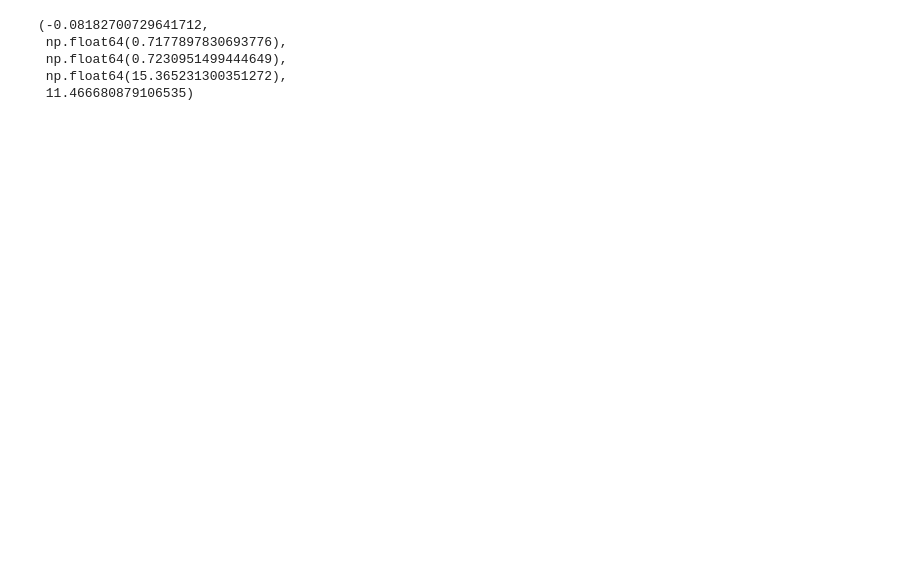
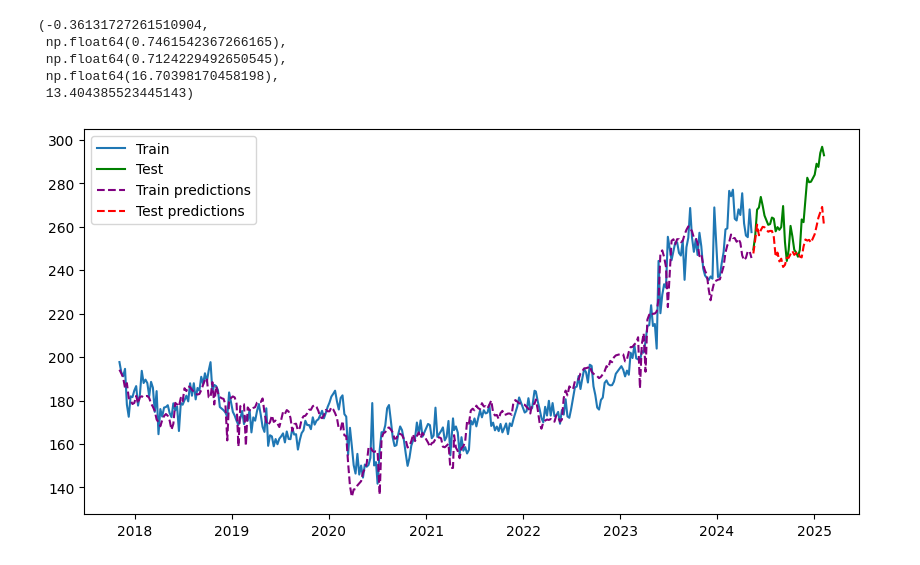
Before and after one commit to JBL168/beef_value_chain_project_spring_2025, a Jupyter notebook: models/linear_regression.ipynb, the cells around one changed output. Drawn from its saved outputs; the diff is of its cells as text; code cells hidden in the pictures; blank space fills up the shorter version.

```diff
--- a/models/linear_regression.ipynb
+++ b/models/linear_regression.ipynb
@@ -13,7 +14,8 @@ import numpy as np
 # %%
-data = pd.read_csv('aggregated_data.csv')
+file_path = os.path.join('..', 'aggregated_data.csv')
+data = pd.read_csv(file_path)
 
-# INFLATION ADJUSTMENT
+# inflation adjustment
 base_cpi = data['CPI_US'].iloc[-1]
 data['AVG_PRICE_AUCTION'] = data['AVG_PRICE_AUCTION'] * (base_cpi/data['CPI_US'])
 data['CORN_FUTURES_TYPICAL_PRICE'] = data['CORN_FUTURES_TYPICAL_PRICE'] * (base_cpi/data['CPI_US'])
@@ -22,10 +24,20 @@ data['US_MXN_RATES'] = data['US_MXN_RATES'] * (base_cpi/data['CPI_US'])
 data['DIESEL_RETAIL_PRICE'] = data['DIESEL_RETAIL_PRICE'] * (base_cpi/data['CPI_US'])
 data['DATE'] = pd.to_datetime(data['DATE'])
 
-# ['avg_price_steers_ML1', 'avg_price_steers_ML1_2', 'avg_price_heifers_ML1', 'avg_price_heifers_ML1_2', 'CPI_US', 'NATIONAL_AUCTION_SALES','NATIONAL_TOTAL_SALES', 'TEXAS_AUCTION_SALES']
-# data = data.sort_values('DATE', ignore_index=True).set_index('DATE').drop(['avg_price_steers_ML1', 'avg_price_steers_ML1_2', 'avg_price_heifers_ML1', 'avg_price_heifers_ML1_2', 'NATIONAL_AUCTION_SALES','NATIONAL_TOTAL_SALES', 'TEXAS_AUCTION_SALES', 'CORN_FUTURES_TYPICAL_PRICE', 'DIESEL_RETAIL_PRICE'], axis=1)
-data = data.sort_values('DATE', ignore_index=True).set_index('DATE').drop(['avg_price_steers_ML1', 'avg_price_steers_ML1_2', 'avg_price_heifers_ML1', 'avg_price_heifers_ML1_2', 'NATIONAL_AUCTION_SALES','NATIONAL_TOTAL_SALES', 'TEXAS_AUCTION_SALES', 'CORN_FUTURES_TYPICAL_PRICE'], axis=1)
-# print(data.head())
+data = data.sort_values('DATE', ignore_index=True).set_index('DATE').drop( # drop columns not used for training
+    ['avg_price_steers_ML1',
+     'avg_price_steers_ML1_2',
+     'avg_price_heifers_ML1',
+     'avg_price_heifers_ML1_2',
+     'NATIONAL_AUCTION_SALES',
+     'NATIONAL_TOTAL_SALES',
+     'TEXAS_AUCTION_SALES',
+     'CORN_FUTURES_TYPICAL_PRICE',
+     'DIESEL_RETAIL_PRICE',
+     'ALFAFA_HAY_PPI',
+     'CORN_PPI',
+    #  'US_MXN_RATES',
+     ], axis=1)
 # %%
 X = data.drop(['AVG_PRICE_AUCTION'], axis=1)
 y = data['AVG_PRICE_AUCTION']
@@ -33,7 +45,7 @@ y = data['AVG_PRICE_AUCTION']
 # # SPLIT DATA INTO 80/20 TRAINING TESTING SETS
 # X_train, X_test, y_train, y_test = train_test_split(X, y, test_size=0.2, random_state=42)
 
-train_size = int(len(data.index) * 0.8)
+train_size = int(len(data.index) * 0.9)
 train_data = data.iloc[:train_size]
 test_data = data.iloc[train_size:]
 
@@ -69,13 +81,14 @@ def print_metrics(X_test, y_test, y_pred): # Helper function to print model metr
 # CREATE AND TRAIN LINEAR REGRESSION MODEL
 lin_reg = LinearRegression()
 lin_reg.fit(X_train, y_train)
-lrg_pred = lin_reg.predict(X_test)
-residuals = y_test-lrg_pred
+lrg_train_pred = lin_reg.predict(X_train)
+lrg_forecast_pred = lin_reg.predict(X_test)
+residuals = y_test-lrg_forecast_pred
 # EVALUATING MODEL PERFORMANCE
-print_metrics(X_test, y_test, lrg_pred)
+print_metrics(X_test, y_test, lrg_forecast_pred)
 # %% [output]
-(-0.08182700729641712,
- np.float64(0.7177897830693776),
- np.float64(0.7230951499444649),
- np.float64(15.365231300351272),
- 11.466680879106535)
+(-0.36131727261510904,
+ np.float64(0.7461542367266165),
+ np.float64(0.7124229492650545),
+ np.float64(16.70398170458198),
+ 13.404385523445143)
@@ -126,0 +95,10 @@ fig.update_layout(
+# %%
+plt.figure(figsize=(10, 5))
+plt.plot(y_train.index, y_train, label='Train')
+plt.plot(y_test.index, y_test, label='Test', color='green')
+plt.plot(y_train.index, lrg_train_pred, label='Train predictions', color='purple', linestyle='--')
+plt.plot(y_test.index, lrg_forecast_pred, label='Test predictions', color='red', linestyle='--')
+plt.legend()
+plt.show()
+# %% [output]
+[figure, added]
```
Also changed, not shown: parts of 2 cells of this notebook.
